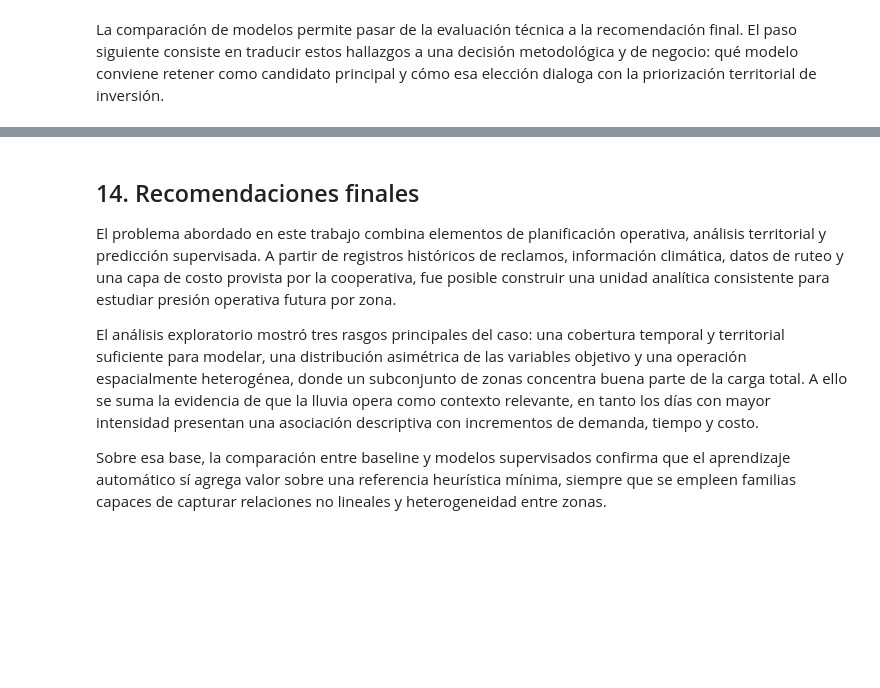
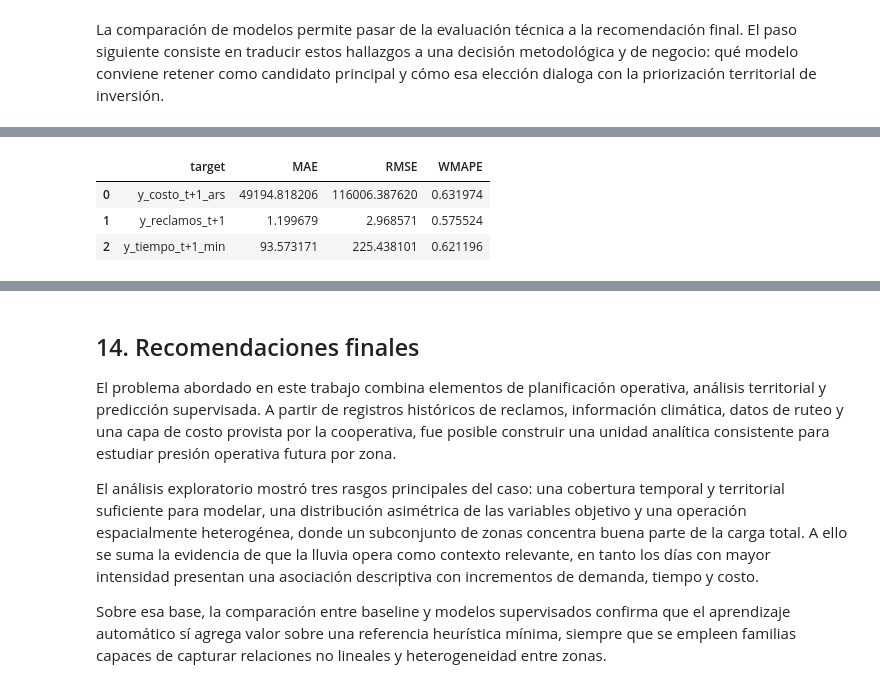
Before and after one commit to martinlacheski/tp-ceia-amq, a Jupyter notebook: notebooks/5_tp_final_amq.ipynb, the cells around one changed output, grey strips where cells are left out. Drawn from its saved outputs; the diff is of its cells as text; code cells hidden in the pictures; blank space fills up the shorter version.

```diff
--- a/notebooks/5_tp_final_amq.ipynb
+++ b/notebooks/5_tp_final_amq.ipynb
@@ -1504,0 +1562,28 @@ La comparación de modelos permite pasar de la evaluación técnica a la recomen
+# %%
+xgb_pois_models = {}
+xgb_pois_metrics = []
+
+for target in target_columns:
+    # Usamos Poisson para reclamos, y reg:squarederror para los demás
+    obj = 'count:poisson' if 'reclamos' in target else 'reg:squarederror'
+
+    model = XGBRegressor(n_estimators=100, random_state=42, objective=obj, verbosity=0)
+    model.fit(X_train, y_train[target])
+    predictions = model.predict(X_val)
+    mae, rmse, wmape = compute_metrics(y_val[target], predictions)
+    xgb_pois_models[target] = model
+    xgb_pois_metrics.append({
+        'target': target,
+        'MAE': mae,
+        'RMSE': rmse,
+        'WMAPE': wmape,
+    })
+
+xgb_pois_summary = pd.DataFrame(xgb_pois_metrics).sort_values('target').reset_index(drop=True)
+xgb_pois_comp = xgb_pois_summary.rename(columns={'MAE': 'mae', 'RMSE': 'rmse', 'WMAPE': 'wmape'}).assign(modelo='XGBoost (Poisson)')
+xgb_pois_summary
+# %% [output]
+|  | target | MAE | RMSE | WMAPE |
+| 0 | y_costo_t+1_ars | 49194.818206 | 116006.387620 | 0.631974 |
+| 1 | y_reclamos_t+1 | 1.199679 | 2.968571 | 0.575524 |
+| 2 | y_tiempo_t+1_min | 93.573171 | 225.438101 | 0.621196 |
```
Also changed, not shown: parts of 9 cells of this notebook, 6 other files.
